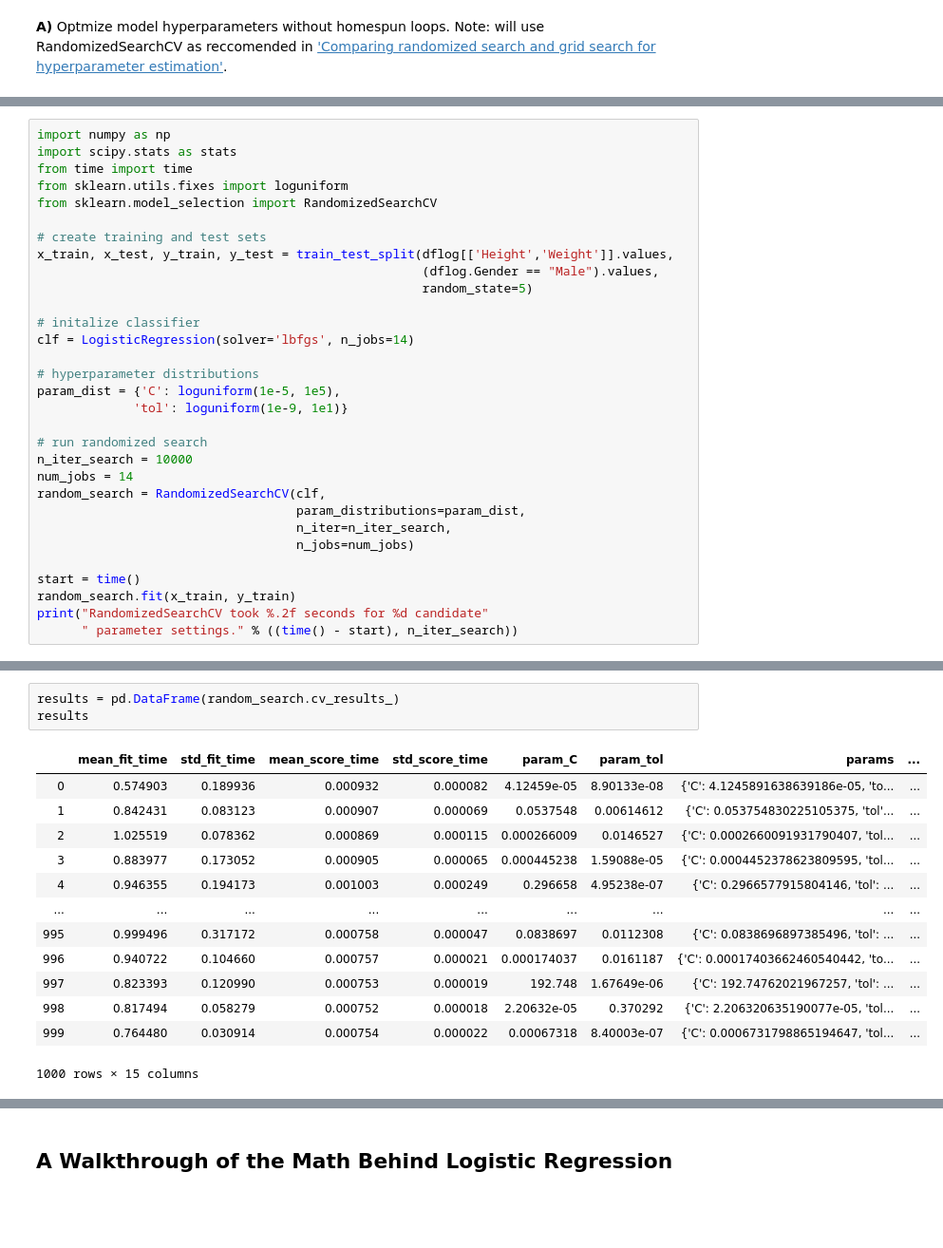
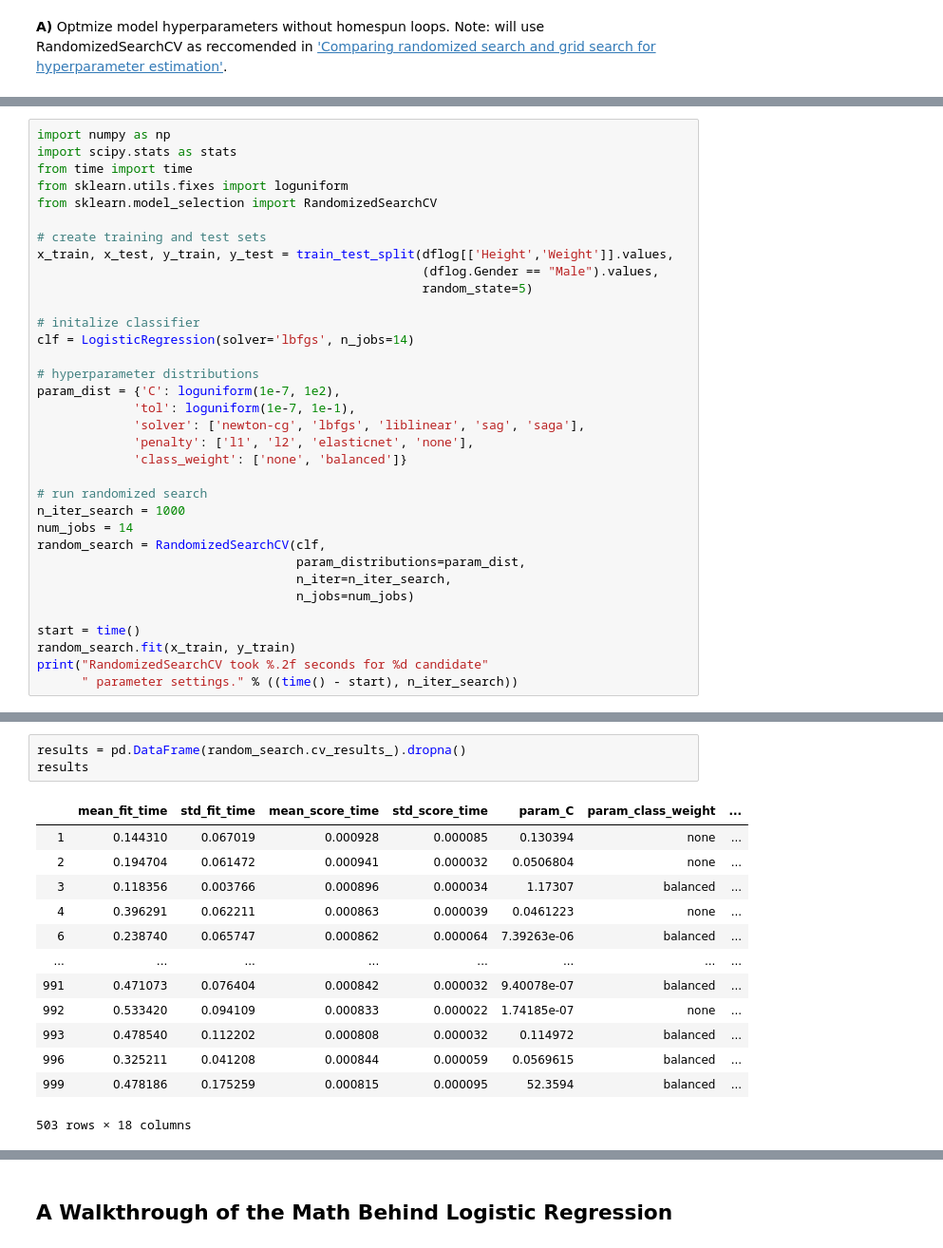
Before and after one commit to gperdrizet/logistic_regression, a Jupyter notebook: Mini_Project_Logistic_Regression.ipynb, the cells around one changed output, grey strips where cells are left out. Shown at 95% size. Cells and saved outputs as stored; diff of their text form; blank space fills up the shorter version.

```diff
--- a/Mini_Project_Logistic_Regression.ipynb
+++ b/Mini_Project_Logistic_Regression.ipynb
@@ -326,11 +351,14 @@ x_train, x_test, y_train, y_test = train_test_split(dflog[['Height','Weight']].v
 clf = LogisticRegression(solver='lbfgs', n_jobs=14)
 
 # hyperparameter distributions
-param_dist = {'C': loguniform(1e-5, 1e5),
-             'tol': loguniform(1e-9, 1e1)}
+param_dist = {'C': loguniform(1e-7, 1e2),
+             'tol': loguniform(1e-7, 1e-1),
+             'solver': ['newton-cg', 'lbfgs', 'liblinear', 'sag', 'saga'],
+             'penalty': ['l1', 'l2', 'elasticnet', 'none'],
+             'class_weight': ['none', 'balanced']}
 
 # run randomized search
-n_iter_search = 10000
+n_iter_search = 1000
 num_jobs = 14
 random_search = RandomizedSearchCV(clf,
                                    param_distributions=param_dist,
@@ -344,17 +374,17 @@ print("RandomizedSearchCV took %.2f seconds for %d candidate"
 # %%
-results = pd.DataFrame(random_search.cv_results_)
+results = pd.DataFrame(random_search.cv_results_).dropna()
 results
 # %% [output]
-|  | mean_fit_time | std_fit_time | mean_score_time | std_score_time | param_C | param_tol | params | ... |
-| 0 | 0.574903 | 0.189936 | 0.000932 | 0.000082 | 4.12459e-05 | 8.90133e-08 | {'C': 4.1245891638639186e-05, 'to... | ... |
-| 1 | 0.842431 | 0.083123 | 0.000907 | 0.000069 | 0.0537548 | 0.00614612 | {'C': 0.053754830225105375, 'tol'... | ... |
-| 2 | 1.025519 | 0.078362 | 0.000869 | 0.000115 | 0.000266009 | 0.0146527 | {'C': 0.0002660091931790407, 'tol... | ... |
-| 3 | 0.883977 | 0.173052 | 0.000905 | 0.000065 | 0.000445238 | 1.59088e-05 | {'C': 0.0004452378623809595, 'tol... | ... |
-| 4 | 0.946355 | 0.194173 | 0.001003 | 0.000249 | 0.296658 | 4.95238e-07 | {'C': 0.2966577915804146, 'tol': ... | ... |
-| ... | ... | ... | ... | ... | ... | ... | ... | ... |
-| 995 | 0.999496 | 0.317172 | 0.000758 | 0.000047 | 0.0838697 | 0.0112308 | {'C': 0.0838696897385496, 'tol': ... | ... |
-| 996 | 0.940722 | 0.104660 | 0.000757 | 0.000021 | 0.000174037 | 0.0161187 | {'C': 0.00017403662460540442, 'to... | ... |
-| 997 | 0.823393 | 0.120990 | 0.000753 | 0.000019 | 192.748 | 1.67649e-06 | {'C': 192.74762021967257, 'tol': ... | ... |
-| 998 | 0.817494 | 0.058279 | 0.000752 | 0.000018 | 2.20632e-05 | 0.370292 | {'C': 2.206320635190077e-05, 'tol... | ... |
-| 999 | 0.764480 | 0.030914 | 0.000754 | 0.000022 | 0.00067318 | 8.40003e-07 | {'C': 0.0006731798865194647, 'tol... | ... |
+|  | mean_fit_time | std_fit_time | mean_score_time | std_score_time | param_C | param_class_weight | ... |
+| 1 | 0.144310 | 0.067019 | 0.000928 | 0.000085 | 0.130394 | none | ... |
+| 2 | 0.194704 | 0.061472 | 0.000941 | 0.000032 | 0.0506804 | none | ... |
+| 3 | 0.118356 | 0.003766 | 0.000896 | 0.000034 | 1.17307 | balanced | ... |
+| 4 | 0.396291 | 0.062211 | 0.000863 | 0.000039 | 0.0461223 | none | ... |
+| 6 | 0.238740 | 0.065747 | 0.000862 | 0.000064 | 7.39263e-06 | balanced | ... |
+| ... | ... | ... | ... | ... | ... | ... | ... |
+| 991 | 0.471073 | 0.076404 | 0.000842 | 0.000032 | 9.40078e-07 | balanced | ... |
+| 992 | 0.533420 | 0.094109 | 0.000833 | 0.000022 | 1.74185e-07 | none | ... |
+| 993 | 0.478540 | 0.112202 | 0.000808 | 0.000032 | 0.114972 | balanced | ... |
+| 996 | 0.325211 | 0.041208 | 0.000844 | 0.000059 | 0.0569615 | balanced | ... |
+| 999 | 0.478186 | 0.175259 | 0.000815 | 0.000095 | 52.3594 | balanced | ... |
-1000 rows × 15 columns
+503 rows × 18 columns
```
Also changed, not shown: parts of 14 cells of this notebook, 1 other file.
